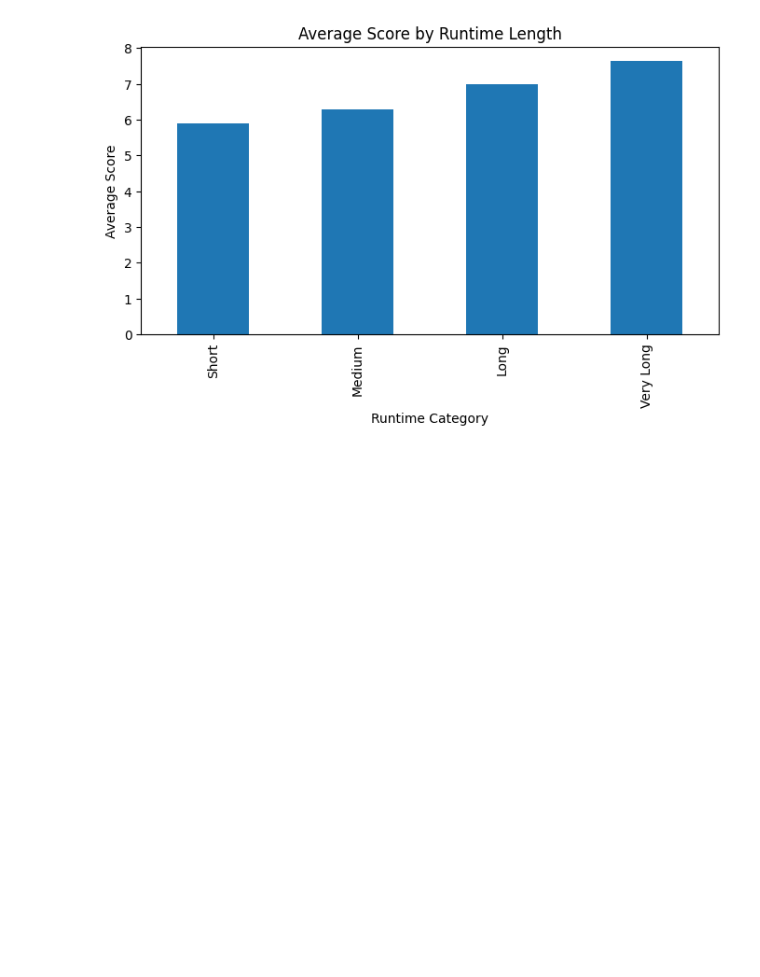
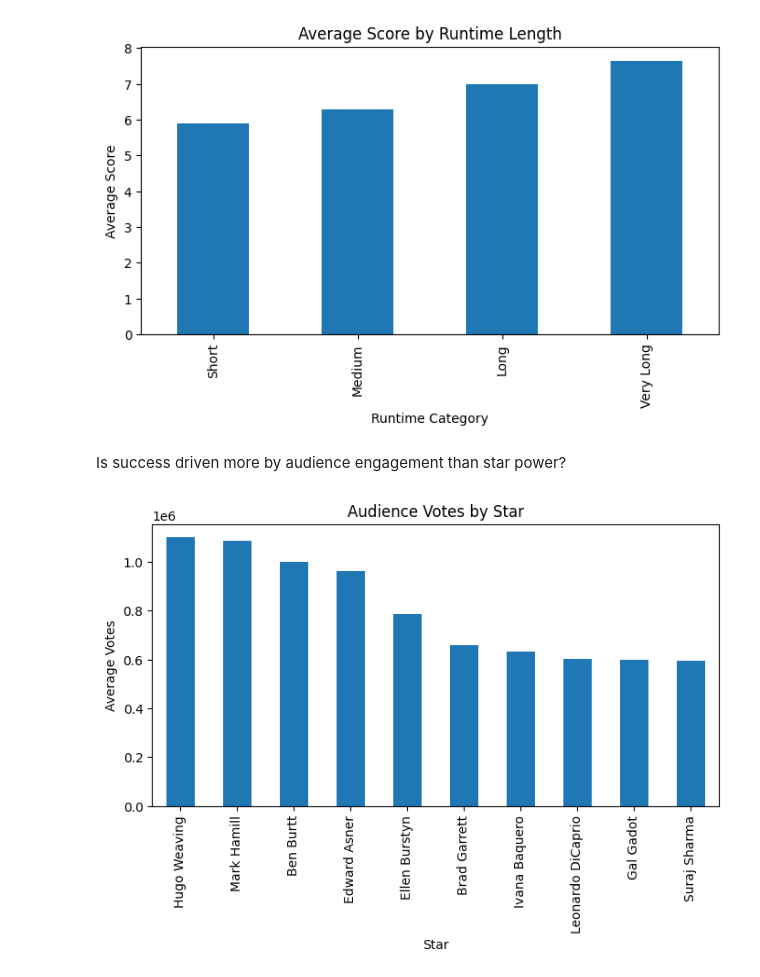
Before and after one commit to soniya-builds/Data-Analysis-Projects, a Jupyter notebook: Data Analysis With Python/Movie Industry Analysis/movies.ipynb, the cells around one changed output. Cells and saved outputs as stored; diff of their text form; code cells hidden in the pictures; blank space fills up the shorter version.

```diff
--- a/Data Analysis With Python/Movie Industry Analysis/movies.ipynb
+++ b/Data Analysis With Python/Movie Industry Analysis/movies.ipynb
@@ -363,3 +363,16 @@ plt.ylabel("Average Score")
 plt.show()
 # %% [output]
 [figure]
+# %% [markdown]
+Is success driven more by audience engagement than star power?
+# %%
+top_stars = df.groupby('star')['votes'].mean().sort_values(ascending=False).head(10)
+
+plt.figure(figsize=(8,4))
+top_stars.plot(kind='bar')
+plt.title("Audience Votes by Star")
+plt.xlabel("Star")
+plt.ylabel("Average Votes")
+plt.show()
+# %% [output]
+[figure, added]
```
